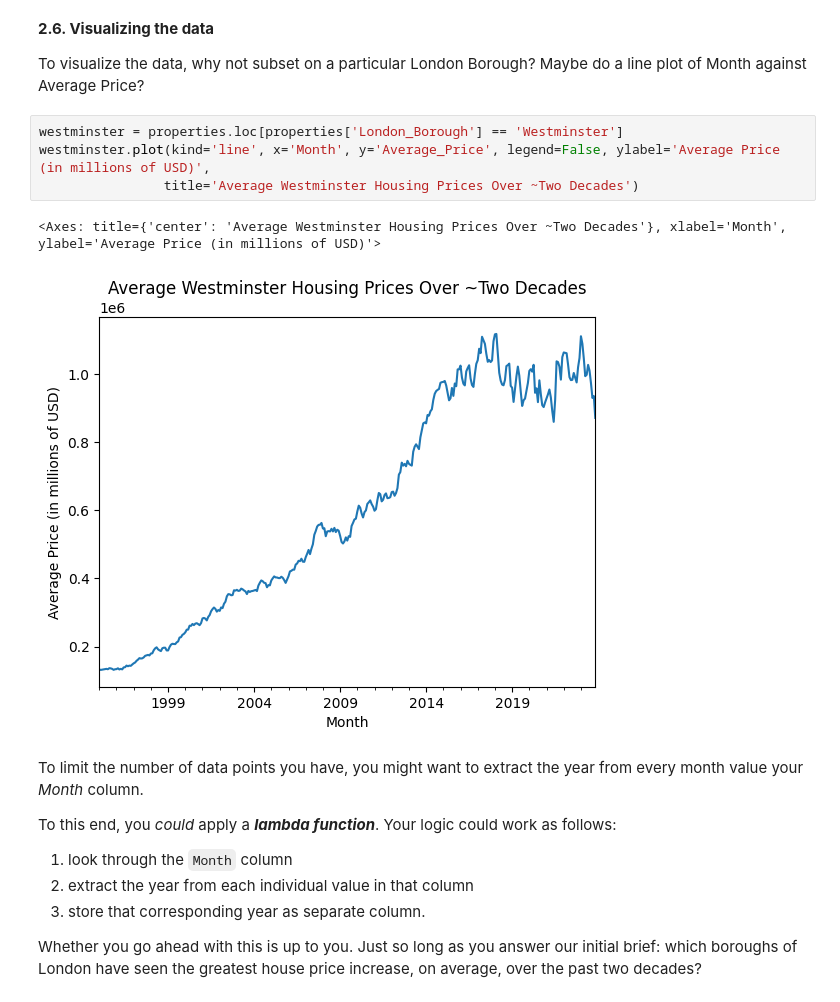
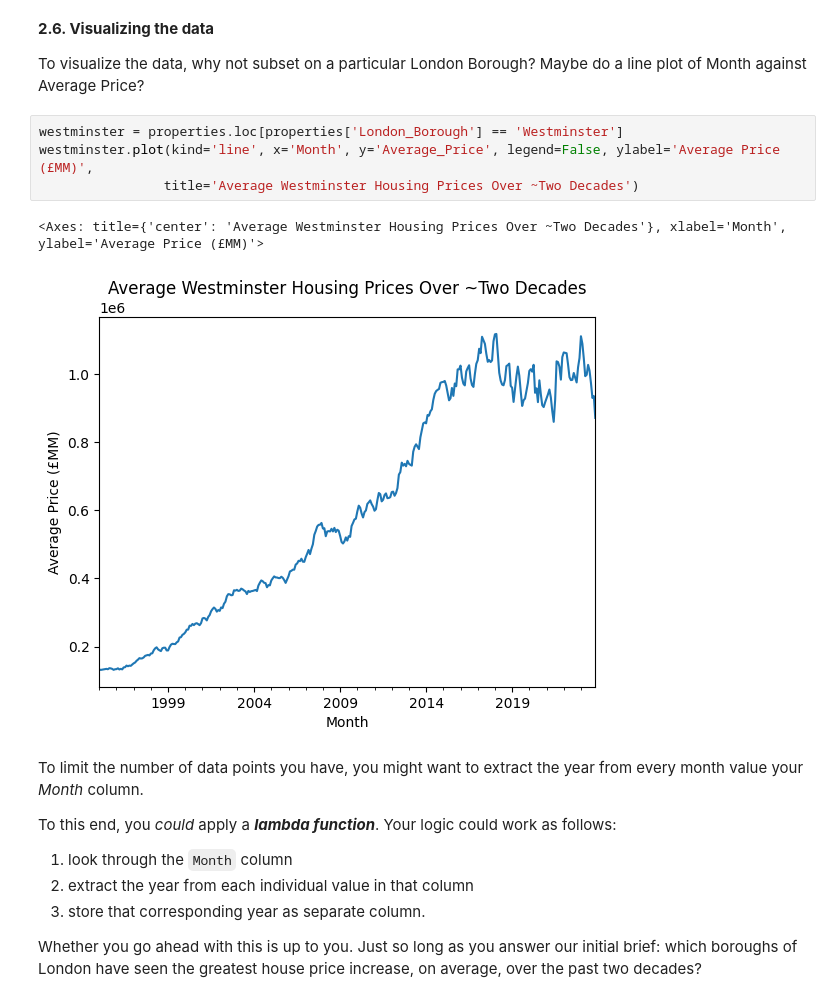
Before and after one commit to drogatti/Springboard, a Jupyter notebook: Unit4Challenge-Tier3-AlessandroGatti.ipynb, the cells around one changed output. Drawn from its saved outputs; the diff is of its cells as text.

Commit message:
london housing case study second commit

```diff
--- a/Unit4Challenge-Tier3-AlessandroGatti.ipynb
+++ b/Unit4Challenge-Tier3-AlessandroGatti.ipynb
@@ -190,11 +232,11 @@ There are an equal number of observations in the ID, Average Price, Month, and L
 To visualize the data, why not subset on a particular London Borough? Maybe do a line plot of Month against Average Price?
 # %%
 westminster = properties.loc[properties['London_Borough'] == 'Westminster']
-westminster.plot(kind='line', x='Month', y='Average_Price', legend=False, ylabel='Average Price (in millions of USD)',
+westminster.plot(kind='line', x='Month', y='Average_Price', legend=False, ylabel='Average Price (£MM)',
                 title='Average Westminster Housing Prices Over ~Two Decades')
 # %% [output]
-<Axes: title={'center': 'Average Westminster Housing Prices Over ~Two Decades'}, xlabel='Month', ylabel='Average Price (in millions of USD)'>
+<Axes: title={'center': 'Average Westminster Housing Prices Over ~Two Decades'}, xlabel='Month', ylabel='Average Price (£MM)'>
-[figure, old version]
+[figure, new version]
 # %% [markdown]
 To limit the number of data points you have, you might want to extract the year from every month value your *Month* column.
 
```
Also changed, not shown: parts of 7 cells of this notebook.
